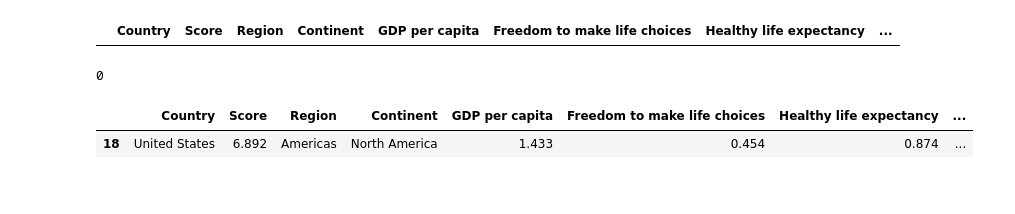
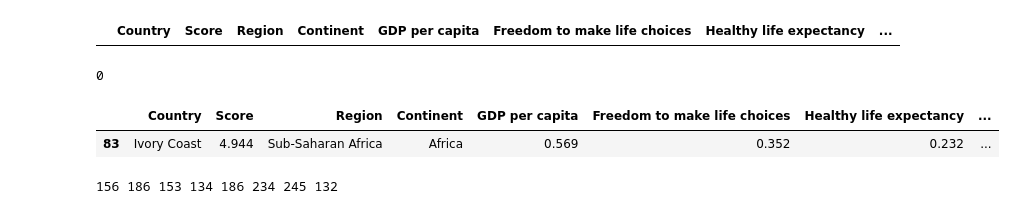
Before and after one commit to mahimahithefish/neuda_g17, a Jupyter notebook: test.ipynb, the cells around one changed output. Drawn from its saved outputs; the diff is of its cells as text; code cells hidden in the pictures.

Commit message:
fixed country name inconsistencies

```diff
--- a/test.ipynb
+++ b/test.ipynb
@@ -40,6 +40,8 @@ df1.head()
 | 3 | 4 | Iceland | 7.494 | 1.380 | 1.624 | 1.026 | ... |
 | 4 | 5 | Netherlands | 7.488 | 1.396 | 1.522 | 0.999 | ... |
 # %%
+df2.drop(columns=['Country'], inplace=True)
+df2.rename(columns={'Country Name': 'Country'}, inplace=True)
 df2.head()
-# df2.columns
+df2.columns
 # %% [output]
@@ -60,6 +67,17 @@ df3.head()
 | 3 | 4 | Finland | 0.888 | 0.938 | 5.3 | 0.040 |
 | 4 | 5 | Ireland | 0.885 | 0.955 | 7.3 | 0.066 |
 # %%
-df4 = pd.merge(pd.merge(df1, df2, on='Country'), df3, on='Country')
+df4 = pd.merge(df1, df2, on='Country')
+print(df4.loc[df4["Country"] == "Ivory Coast"])
+print(len(df4["Country"]))
+df4 = pd.merge(df4, df3, on='Country')
+print(df4.loc[df4["Country"] == "Ivory Coast"])
 df4.columns
+
+print(len(df4["Country"]))
+
+
+df1["Country"].sort_values().to_csv('1.csv', index = False, encoding='utf-8')
+df2["Country"].sort_values().to_csv('2.csv', index = False, encoding='utf-8')
+df3["Country"].sort_values().to_csv('3.csv', index = False, encoding='utf-8')
 # %% [output]
@@ -263,7 +265,33 @@ df_index.duplicated(keep=False).sum()
 # %%
 df_index.to_csv('final.csv', index = False, encoding='utf-8')
 # %%
-df_index.loc[df_index["Country"] == "United States"]
+df_index.loc[df_index["Country"] == "Ivory Coast"]
 # %% [output]
 |  | Country | Score | Region | Continent | GDP per capita | Freedom to make life choices | Healthy life expectancy | ... |
-| 18 | United States | 6.892 | Americas | North America | 1.433 | 0.454 | 0.874 | ... |
+| 83 | Ivory Coast | 4.944 | Sub-Saharan Africa | Africa | 0.569 | 0.352 | 0.232 | ... |
+# %%
+s1 = df1["Country"].sort_values()
+s2 = df2["Country"].sort_values()
+s3 = df3["Country"].sort_values()
+s4 = df4["Country"].sort_values()
+s5 = df5["Country"].sort_values()
+s6 = df6["Country"].sort_values()
+s7 = df7["Country"].sort_values()
+si = df_index["Country"].sort_values()
+
+frame = {
+    '1': s1.sort_values(),
+    '2': s2.sort_values(),
+    '3': s3.sort_values(),
+    '6': s6.sort_values(),
+    '7': s7.sort_values(),
+    'i': si.sort_values(),
+}
+
+result = pd.DataFrame(frame)
+result.head()
+result.to_csv('test.csv', index = False, encoding='utf-8')
+
+print(len(s1), len(s2), len(s3), len(s4), len(s5), len(s6), len(s7), len(si))
+# %% [output]
+156 186 153 134 186 234 245 132
```
Also changed, not shown: parts of 6 cells of this notebook, 12 other files.
